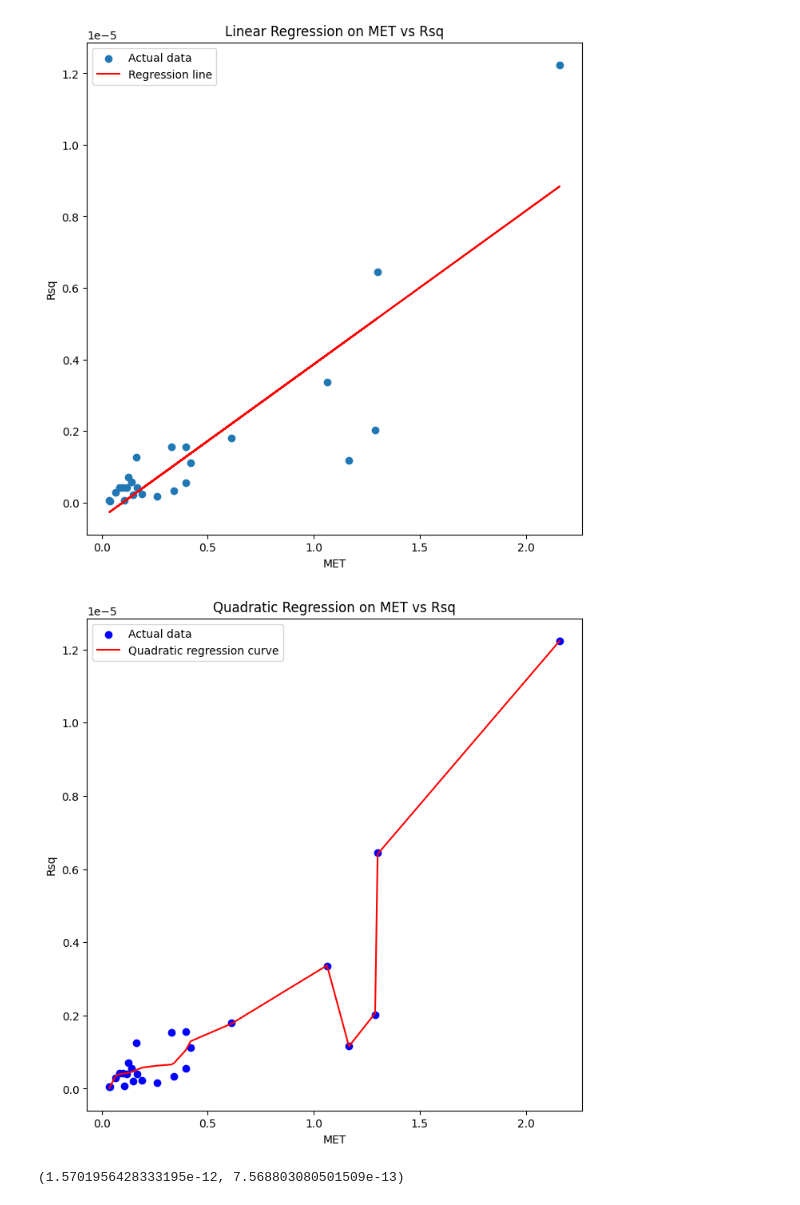
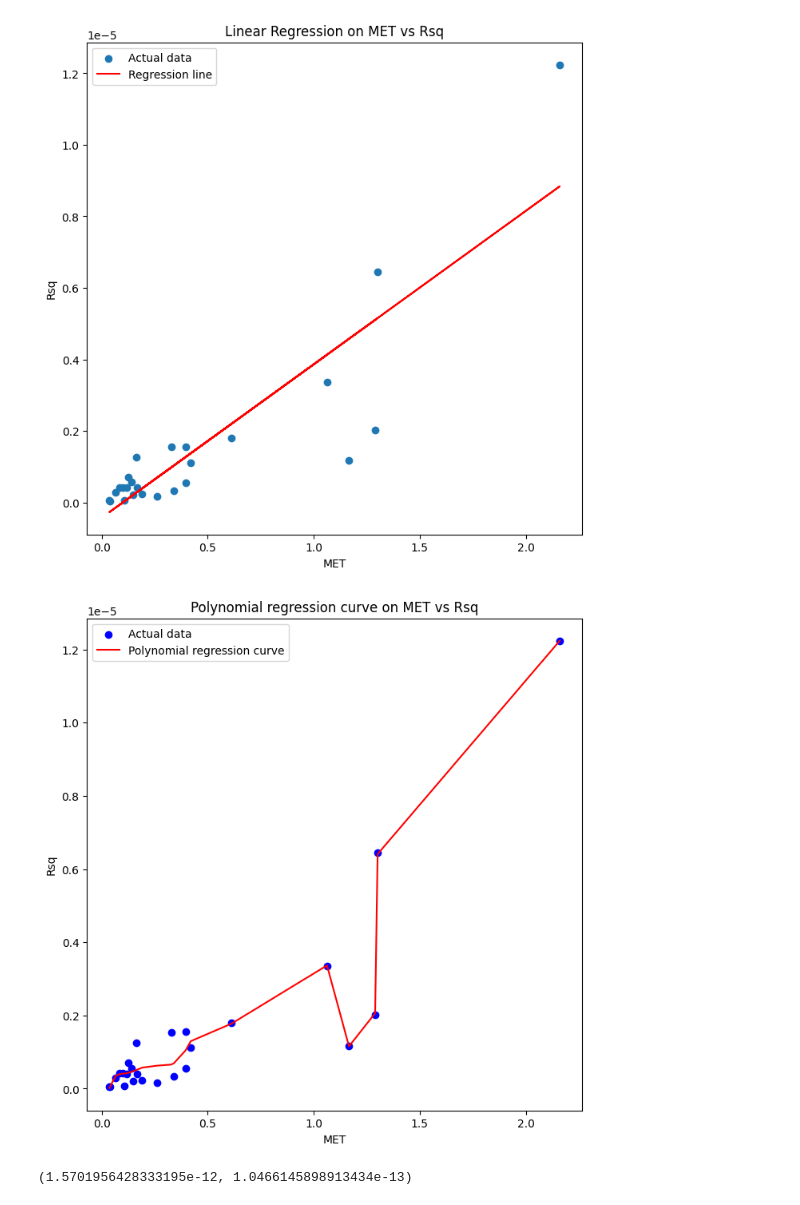
Before and after one commit to rtenacity/dark-matter-genetic, a Jupyter notebook: new.ipynb, the cells around one changed output. Saved outputs shown, nothing was run; the diff lists cells and outputs as text; code cells hidden in the pictures.

```diff
--- a/new.ipynb
+++ b/new.ipynb
@@ -59,35 +64,35 @@ plt.show()
 # %% [output]
 [figure]
 # %%
-poly = PolynomialFeatures(degree=6)
+poly = PolynomialFeatures(degree=10)
 MET_poly = poly.fit_transform(MET_array)
 
 model_poly = LinearRegression()
 model_poly.fit(MET_poly, Rsq_array)
 
 Rsq_pred_poly = model_poly.predict(MET_poly)
 
 sorted_zip = sorted(zip(MET, Rsq_pred_poly))
 MET_sorted, Rsq_pred_poly_sorted = zip(*sorted_zip)
 
 plt.figure(figsize=(8, 8))
 plt.scatter(MET, Rsq, color='blue', label='Actual data')
-plt.plot(MET_sorted, Rsq_pred_poly_sorted, color='red', label='Quadratic regression curve')
+plt.plot(MET_sorted, Rsq_pred_poly_sorted, color='red', label='Polynomial regression curve')
 plt.xlabel('MET')
 plt.ylabel('Rsq')
-plt.title('Quadratic Regression on MET vs Rsq')
+plt.title('Polynomial regression curve on MET vs Rsq')
 plt.legend()
 
 plt.show()
 # %% [output]
-[figure, old version]
+[figure, new version]
 # %%
 mse_linear = mean_squared_error(Rsq_array, Rsq_pred)
-mse_quadratic = mean_squared_error(Rsq_array, Rsq_pred_poly)
+mse_poly = mean_squared_error(Rsq_array, Rsq_pred_poly)
 
-mse_linear, mse_quadratic
+mse_linear, mse_poly
 # %% [output]
-(1.5701956428333195e-12, 7.568803080501509e-13)
+(1.5701956428333195e-12, 1.0466145898913434e-13)
 # %%
 df = pd.read_csv('sim_with_razor.csv')
 
```
Also changed, not shown: parts of 8 cells of this notebook, 1 other file.
